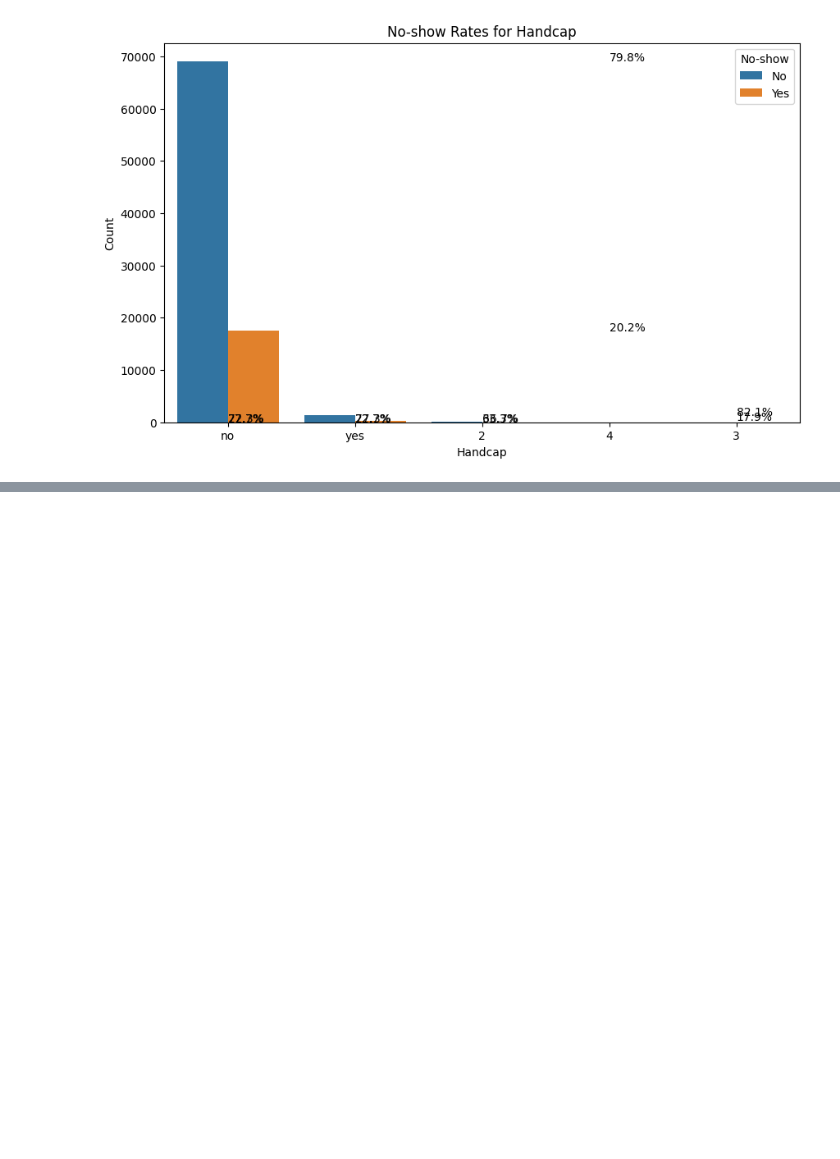
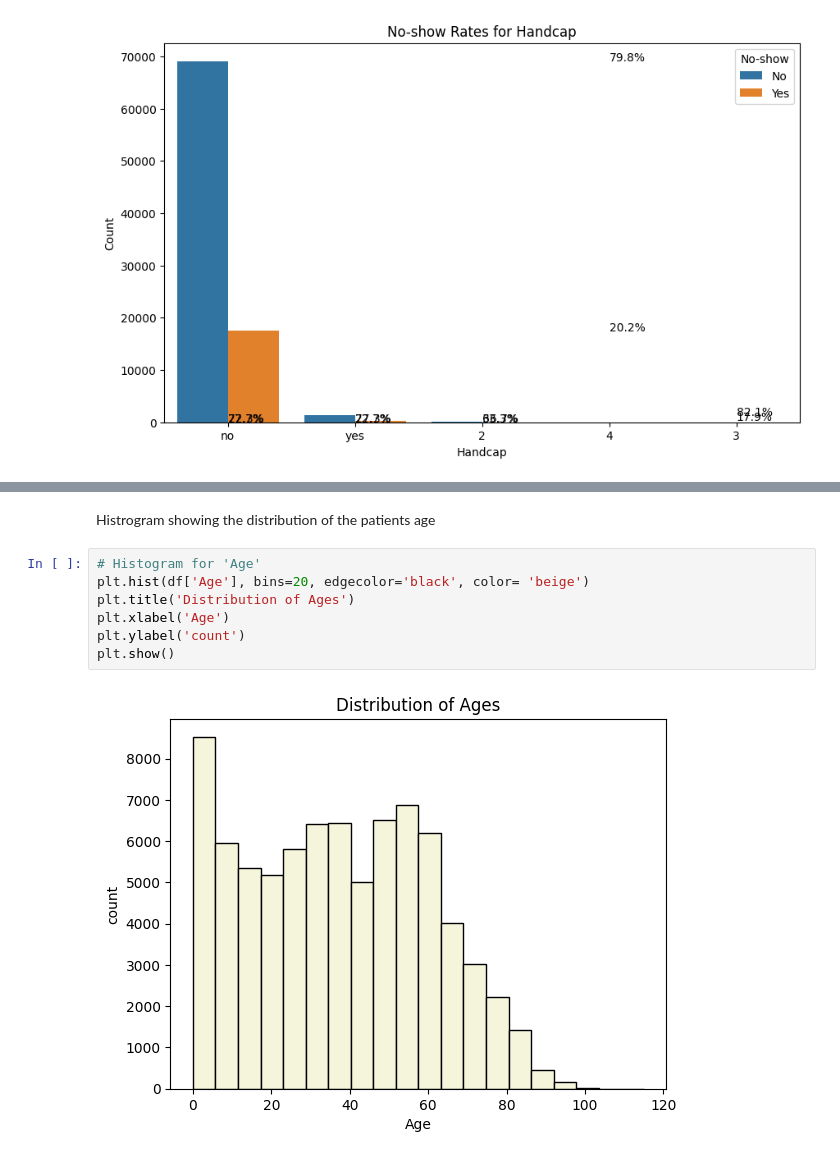
Before and after one commit to kiraduske/DataScience_project, a Jupyter notebook: Data Science Project.ipynb, the cells around one changed output, grey strips where cells are left out. Drawn from its saved outputs; the diff is of its cells as text; blank space fills up the shorter version.

```diff
--- a/Data Science Project.ipynb
+++ b/Data Science Project.ipynb
@@ -269,0 +297,11 @@ for i in range(len(Handcap_counts)):
+# %% [markdown]
+Histrogram showing the distribution of the patients age
+# %%
+# Histogram for 'Age'
+plt.hist(df['Age'], bins=20, edgecolor='black', color= 'beige')
+plt.title('Distribution of Ages')
+plt.xlabel('Age')
+plt.ylabel('count')
+plt.show()
+# %% [output]
+[figure, added]
```
Also changed, not shown: parts of 11 cells of this notebook.
